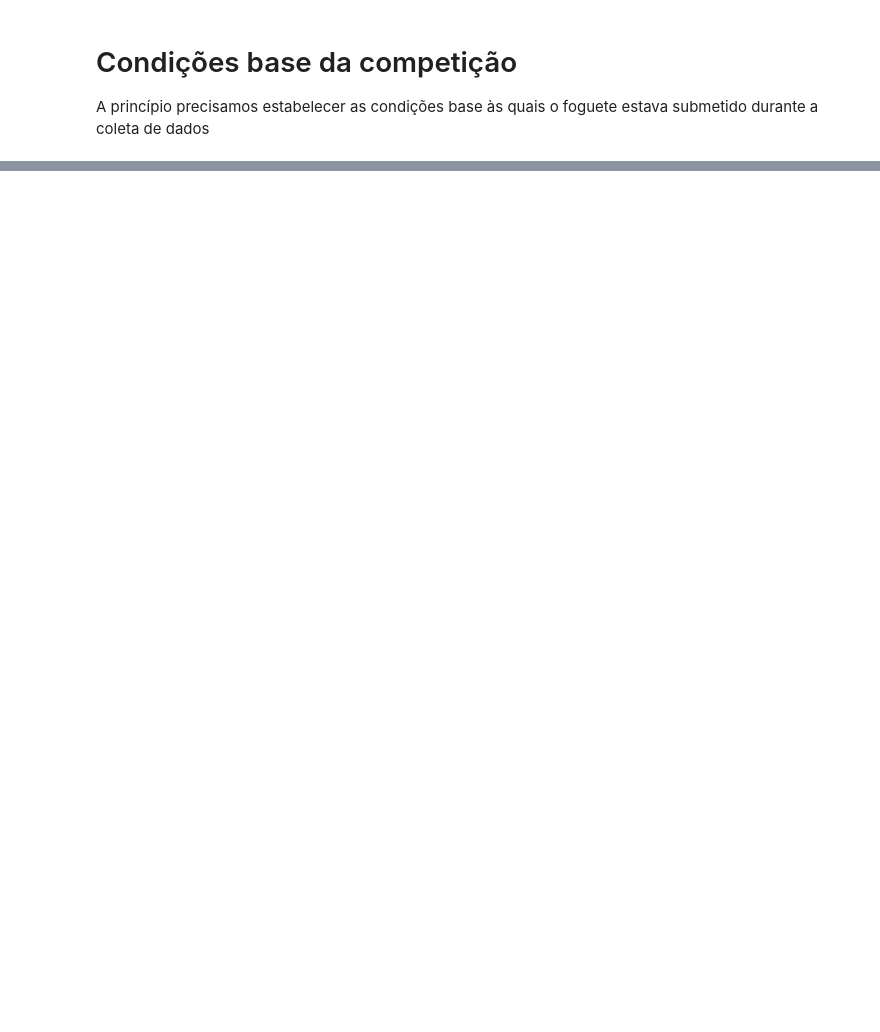
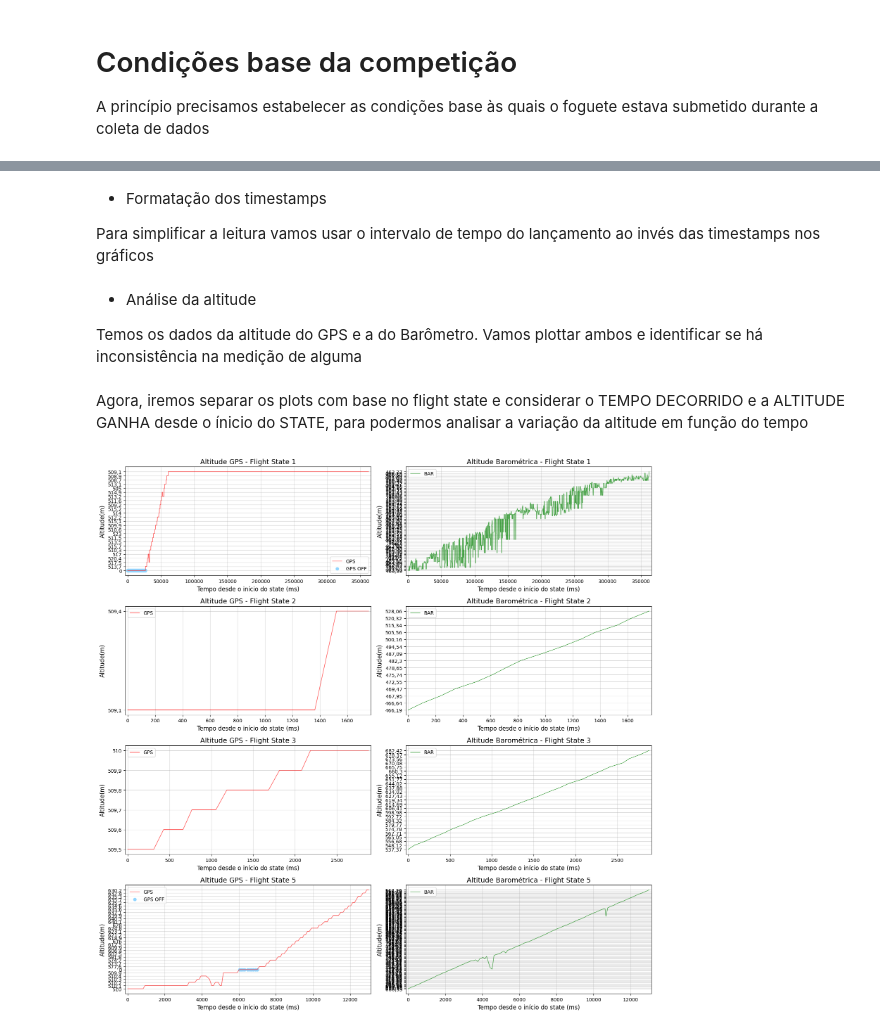
Before and after one commit to EnzoBat17/Analise-de-Dados-NASHIRA---EPTA, a Jupyter notebook: Analise de Dados NASHIRA.ipynb, the cells around one changed output, grey strips where cells are left out. Drawn from its saved outputs; the diff is of its cells as text; code cells hidden in the pictures; blank space fills up the shorter version.

Commit message:
Implementado do gráfico de altitude x tempo do GPS e BAR. Falta apenas polimento no display dos eixos

```diff
--- a/Analise de Dados NASHIRA.ipynb
+++ b/Analise de Dados NASHIRA.ipynb
@@ -25,0 +34,7 @@ Foi obitido a seguinte altitude média na região de lançamento em relação ao
+# %%
+df = pd.read_csv("nashira_telemetry.csv")
+timestamp = df.columns[0] #primeira coluna
+df.set_index(timestamp) #indexamos para realizar buscas
+df.columns = [x.lower() for x in df.columns] #formata todas as colunas para minúsculo
+
+df.head()
@@ -25,0 +45,7 @@ Foi obitido a seguinte altitude média na região de lançamento em relação ao
+# %%
+colunas_para_checar = df.columns[32:37] #vamos ver se as colunas da 32 à 37 estão totalmente vazias
+for col in colunas_para_checar:
+    if df[col].isna().all():
+        df = df.drop(columns=col,axis= "columns") #se estiverem vazias droppa as colunas
+
+df.head()
@@ -25,0 +56,8 @@ Foi obitido a seguinte altitude média na região de lançamento em relação ao
+# %%
+df['gps_available'] = df['gnss_fix'] > 0
+# %% [markdown]
+- Formatação dos timestamps
+
+Para simplificar a leitura vamos usar o intervalo de tempo do lançamento ao invés das timestamps nos gráficos
+# %%
+df['time_interval'] = df['timestamp_ms'] - df['timestamp_ms'][0]
@@ -25,0 +66,51 @@ Foi obitido a seguinte altitude média na região de lançamento em relação ao
+# %% [markdown]
+- Análise da altitude
+
+Temos os dados da altitude do GPS e a do Barômetro. Vamos plottar ambos e identificar se há inconsistência na medição de alguma
+# %% [markdown]
+Agora, iremos separar os plots com base no flight state e considerar o TEMPO DECORRIDO e a ALTITUDE GANHA desde o ínicio do STATE, para podermos analisar a variação da altitude em função do tempo
+# %%
+states = df["flight_state"].unique()
+n_states = len(states) #sabemos que temos 4 flight_states [1,2,3,5]
+
+figure, axes = plt.subplots(n_states,2, figsize=(16,4*n_states)) #Teremos 2 gráficos (GPS e BAR) por "linha", cada linha representa 1 state
+
+for i, state in enumerate(states):
+    df_state = (df[df["flight_state"] == state]).copy() #Vamos alterar por referência, então por garantia usamos uma cópia
+    start_time = df_state["time_interval"].iloc[0]
+    df_state["time_from_start"] = (df_state["time_interval"] - start_time)
+
+    df_gps_off_state = (df_state[df_state["gps_available"] == 0]).copy() #pontos em que não há sinal de GPS
+
+    #Coluna 1 - GPS
+    axes[i,0].plot(df_state["time_from_start"], df_state["alt_gps"], color ="r", linestyle="-",label ="GPS", alpha = 0.7, linewidth = 1)
+    if len(df_gps_off_state) > 0: #Se houver ponto onde o GPS não funcionou
+        axes[i,0].scatter(df_gps_off_state["time_from_start"], df_gps_off_state["alt_gps"], color ="#90D5FF", label="GPS OFF", zorder=1)
+
+    axes[i,0].set_title(f"Altitude GPS - Flight State {state}", fontsize = 14)
+    axes[i,0].set_xlabel('Tempo desde o início do state (ms)', fontsize = 12)
+    axes[i,0].set_ylabel('Altitude(m)', fontsize = 12)
+    axes[i,0].legend()
+    axes[i,0].grid(True, alpha=0.5)
+
+    #Ajusta o tamanho do eixo x
+    time_max = df_state["time_from_start"].max()
+    axes[i,0].set_xlim(-0.01*time_max,1.01*time_max) #Coloca um padding nas laterais do gráfico
+
+    #Coluna 2 - BAR
+    axes[i,1].plot(df_state["time_from_start"], df_state["alt_bar"], color ="g", linestyle="-",label ="BAR", alpha = 0.7, linewidth = 1)
+    axes[i,1].set_title(f"Altitude Barométrica - Flight State {state}", fontsize = 14)
+    axes[i,1].set_xlabel('Tempo desde o início do state (ms)', fontsize = 12)
+    axes[i,1].set_ylabel('Altitude(m)', fontsize = 12)
+    axes[i,1].legend()
+    axes[i,1].grid(True, alpha=0.5)
+
+        #Ajusta o tamanho do eixo x
+    time_max = df_state["time_from_start"].max()
+    axes[i,1].set_xlim(-0.01*time_max,1.01*time_max)
+
+plt.grid(True, alpha=0.5)
+plt.tight_layout()
+plt.show()
+# %% [output]
+[figure, added]
```
Also changed, not shown: parts of 6 cells of this notebook.
